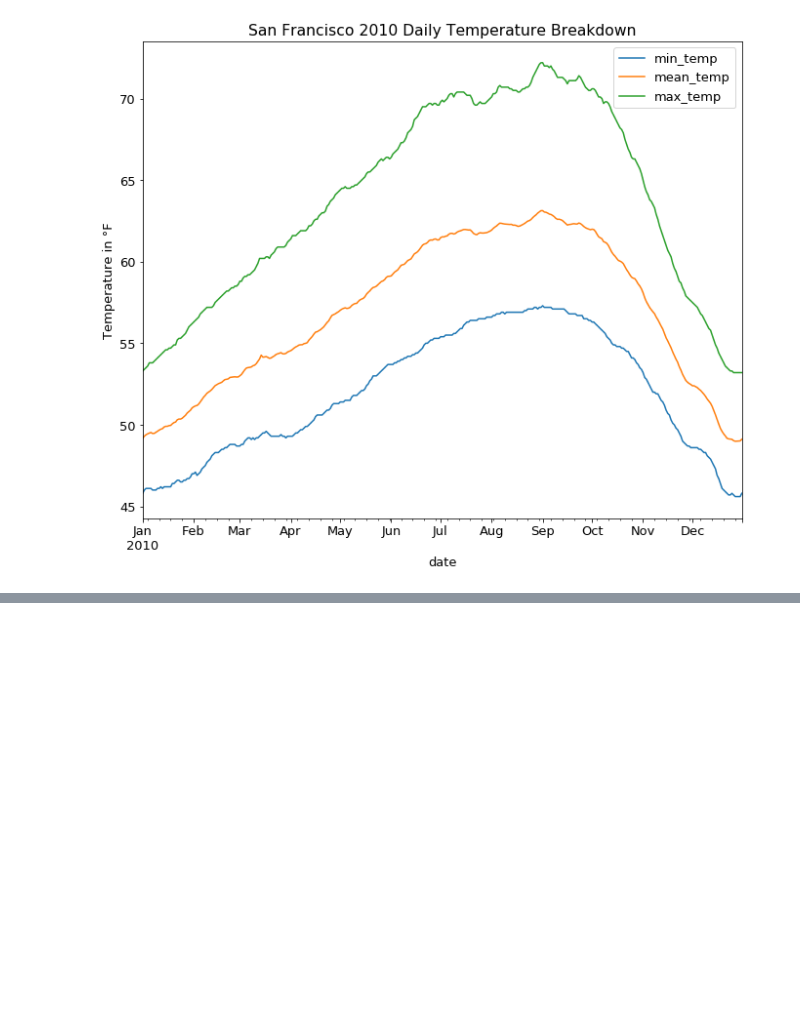
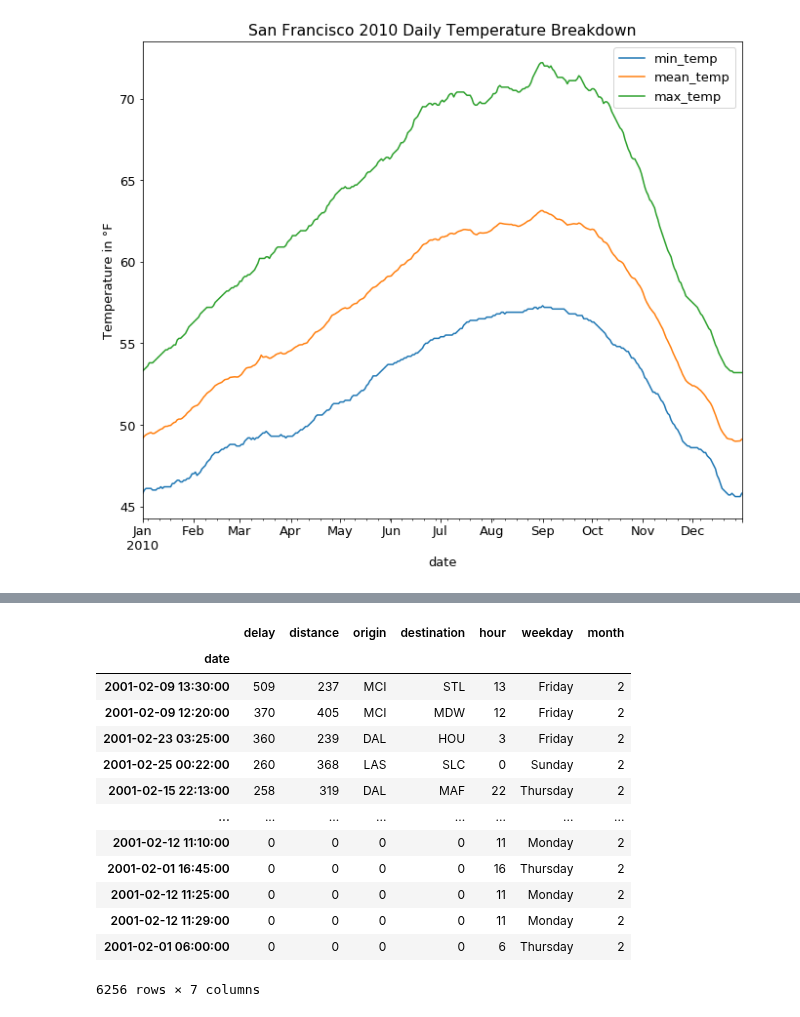
Before and after one commit to faithkane3/ds-methodologies-exercises, a Jupyter notebook: time_series/prepare_walkthrough.ipynb, the cells around one changed output, grey strips where cells are left out. Cells and saved outputs as stored; diff of their text form; code cells hidden in the pictures; blank space fills up the shorter version.

```diff
--- a/time_series/prepare_walkthrough.ipynb
+++ b/time_series/prepare_walkthrough.ipynb
@@ -377,0 +581,17 @@ plt.show()
+# %%
+fdf[fdf.month == 2].sort_values(by='delay', ascending=False)
+# %% [output]
+|  | delay | distance | origin | destination | hour | weekday | month |
+| date |  |  |  |  |  |  |  |
+| 2001-02-09 13:30:00 | 509 | 237 | MCI | STL | 13 | Friday | 2 |
+| 2001-02-09 12:20:00 | 370 | 405 | MCI | MDW | 12 | Friday | 2 |
+| 2001-02-23 03:25:00 | 360 | 239 | DAL | HOU | 3 | Friday | 2 |
+| 2001-02-25 00:22:00 | 260 | 368 | LAS | SLC | 0 | Sunday | 2 |
+| 2001-02-15 22:13:00 | 258 | 319 | DAL | MAF | 22 | Thursday | 2 |
+| ... | ... | ... | ... | ... | ... | ... | ... |
+| 2001-02-12 11:10:00 | 0 | 0 | 0 | 0 | 11 | Monday | 2 |
+| 2001-02-01 16:45:00 | 0 | 0 | 0 | 0 | 16 | Thursday | 2 |
+| 2001-02-12 11:25:00 | 0 | 0 | 0 | 0 | 11 | Monday | 2 |
+| 2001-02-12 11:29:00 | 0 | 0 | 0 | 0 | 11 | Monday | 2 |
+| 2001-02-01 06:00:00 | 0 | 0 | 0 | 0 | 6 | Thursday | 2 |
+6256 rows × 7 columns
```
Also changed, not shown: parts of 25 cells of this notebook.
